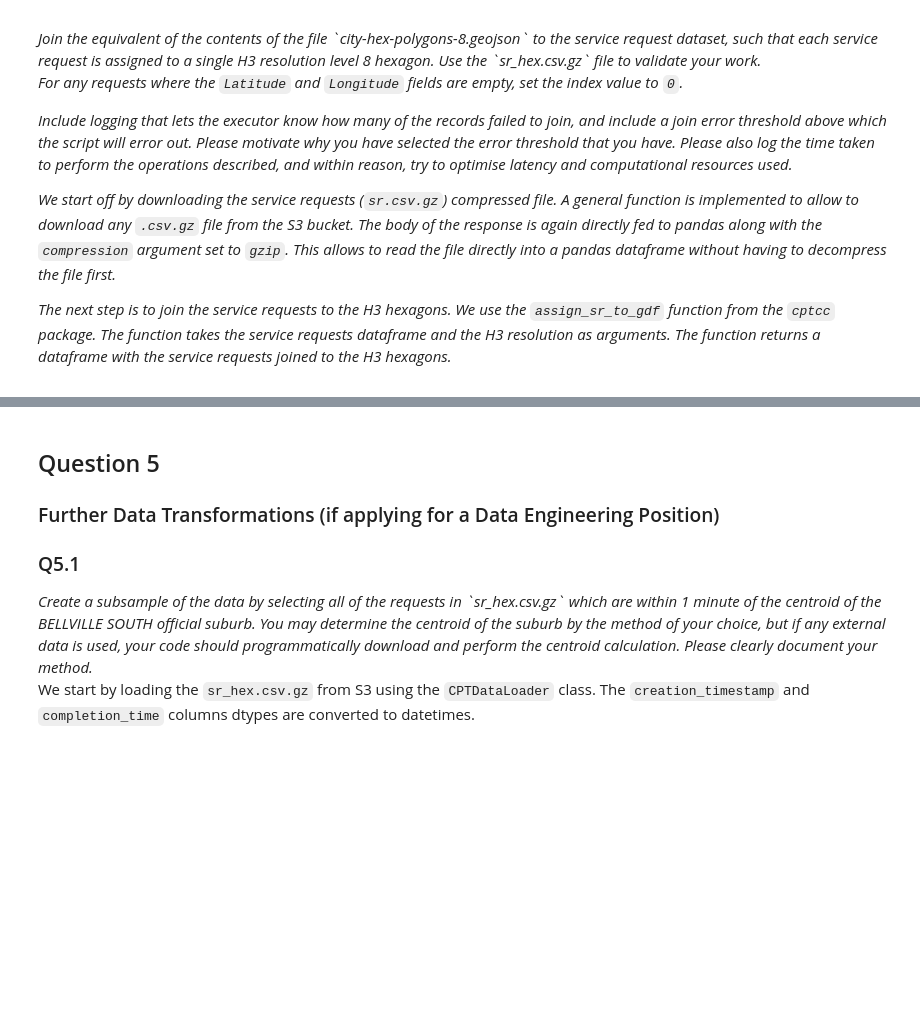
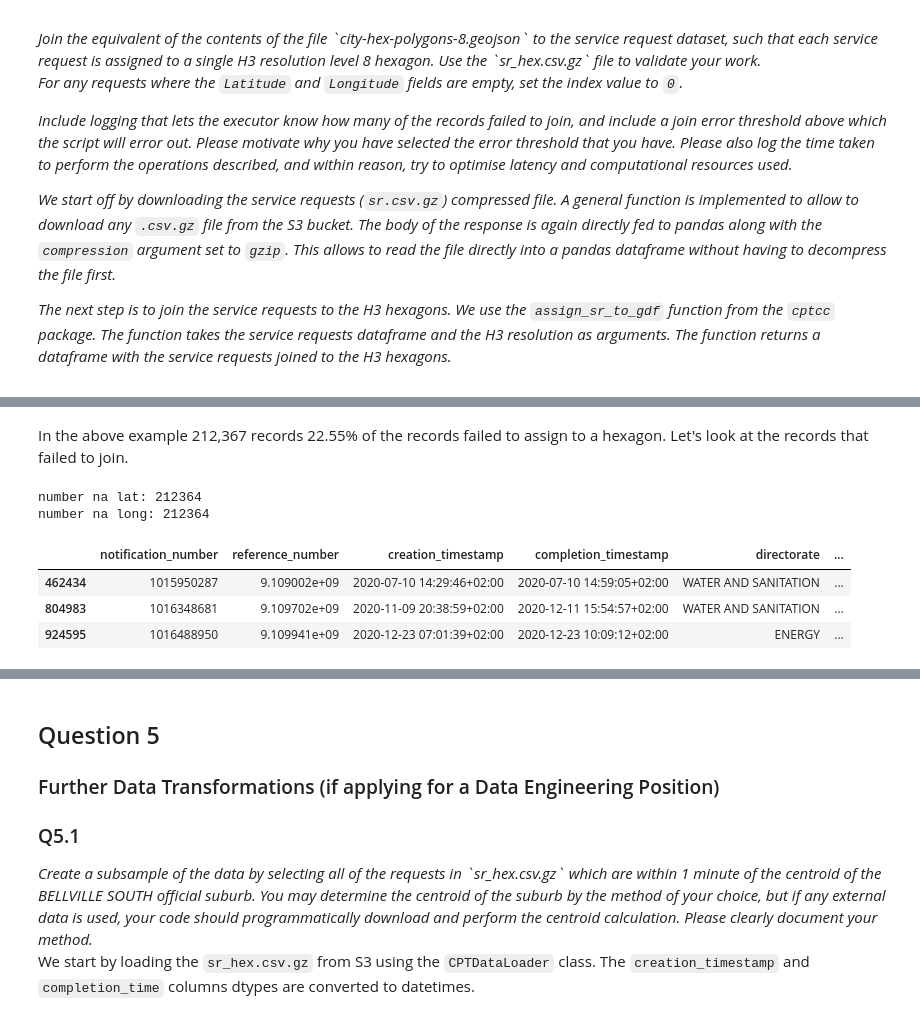
Before and after one commit to cobus-louw/ds_code_challenge, a Jupyter notebook: main.ipynb, the cells around one changed output, grey strips where cells are left out. Saved outputs shown, nothing was run; the diff lists cells and outputs as text; code cells hidden in the pictures; blank space fills up the shorter version.

```diff
--- a/main.ipynb
+++ b/main.ipynb
@@ -132,0 +131,14 @@ sr_gdf.head()
+# %% [markdown]
+In the above example 212,367 records 22.55% of the records failed to assign to a hexagon. Let's look at the records that failed to join.
+# %%
+failed_df = sr_gdf[sr_gdf['h3_level8_index']=='0']
+print(f'number na lat: {failed_df["latitude"].isna().sum()}')
+print(f'number na long: {failed_df["longitude"].isna().sum()}')
+failed_df[failed_df['longitude'].notna()]
+# %% [output]
+number na lat: 212364
+number na long: 212364
+|  | notification_number | reference_number | creation_timestamp | completion_timestamp | directorate | ... |
+| 462434 | 1015950287 | 9.109002e+09 | 2020-07-10 14:29:46+02:00 | 2020-07-10 14:59:05+02:00 | WATER AND SANITATION | ... |
+| 804983 | 1016348681 | 9.109702e+09 | 2020-11-09 20:38:59+02:00 | 2020-12-11 15:54:57+02:00 | WATER AND SANITATION | ... |
+| 924595 | 1016488950 | 9.109941e+09 | 2020-12-23 07:01:39+02:00 | 2020-12-23 10:09:12+02:00 | ENERGY | ... |
```
Also changed, not shown: parts of 9 cells of this notebook.
